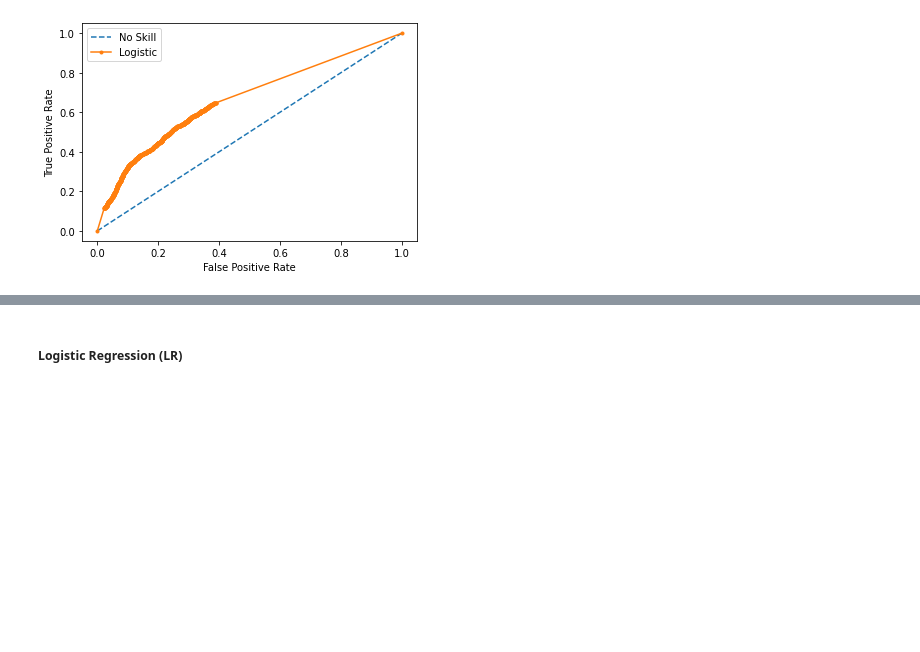
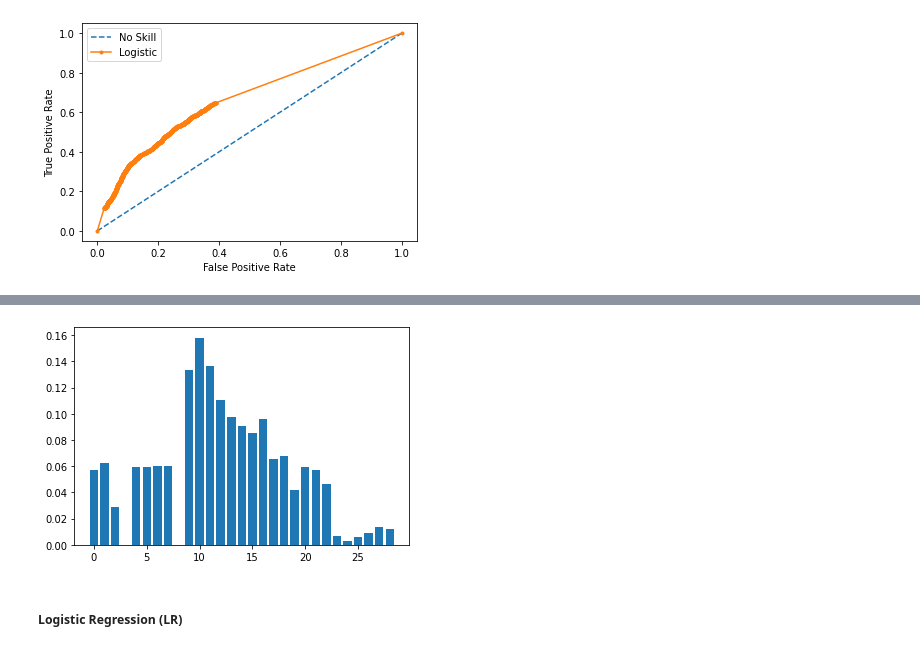
Before and after one commit to Bryan-Suelo/machine_learning, a Jupyter notebook: default_credit_card_clients/default_credit_card.ipynb, the cells around one changed output, grey strips where cells are left out. Saved outputs shown, nothing was run; the diff lists cells and outputs as text; code cells hidden in the pictures; blank space fills up the shorter version.

Commit message:
Feature importance graph

```diff
--- a/default_credit_card_clients/default_credit_card.ipynb
+++ b/default_credit_card_clients/default_credit_card.ipynb
@@ -707,3 +702,7 @@ plt.legend()
 plt.show()
 # %% [output]
 [figure]
+# %%
+from sklearn.inspection import permutation_importance
+results = permutation_importance(model, X0_train, Y0_train, scoring='accuracy')
+importance = results.importances_mean
@@ -710,3 +730,9 @@ plt.show()
+# %%
+# plot feature importance
+plt.bar([x for x in range(len(importance))], importance)
+plt.show()
+# %% [output]
+[figure, added]
 # %% [markdown]
 ##### Logistic Regression (LR)
 # %%
```
Also changed, not shown: parts of 4 cells of this notebook.
